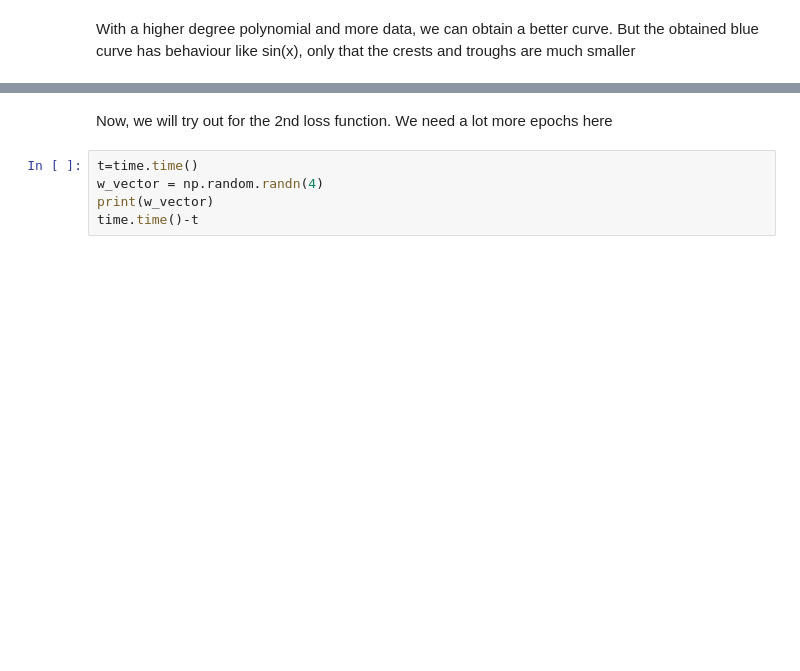
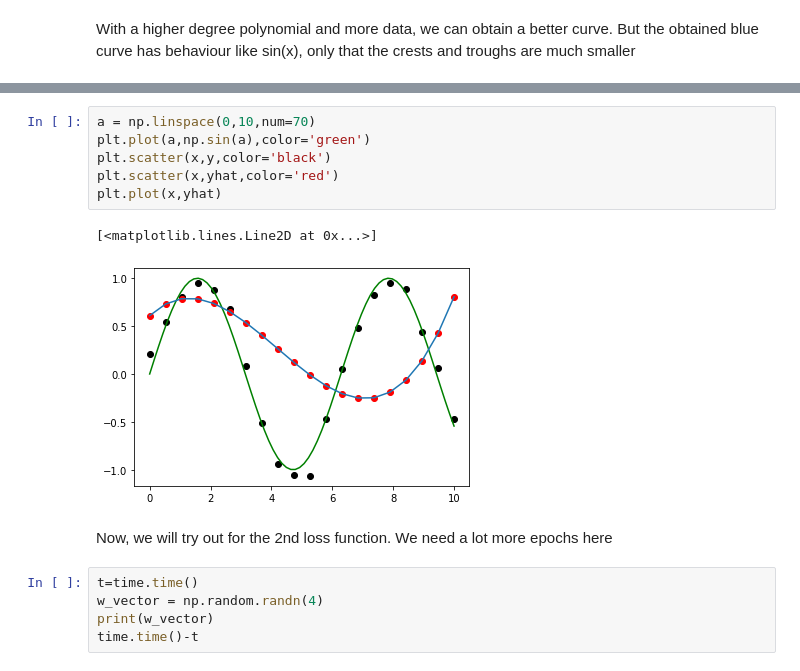
Before and after one commit to nirmalya8/MLConceptsStudy, a Jupyter notebook: CurveFitting.ipynb, the cells around one changed output, grey strips where cells are left out. Drawn from its saved outputs; the diff is of its cells as text; blank space fills up the shorter version.

```diff
--- a/CurveFitting.ipynb
+++ b/CurveFitting.ipynb
@@ -246,3 +300,12 @@ With a higher degree polynomial and more data, we can obtain a better curve. But
+# %%
+a = np.linspace(0,10,num=70)
+plt.plot(a,np.sin(a),color='green')
+plt.scatter(x,y,color='black')
+plt.scatter(x,yhat,color='red')
+plt.plot(x,yhat)
+# %% [output]
+[<matplotlib.lines.Line2D at 0x...>]
+[figure, added]
 # %% [markdown]
 Now, we will try out for the 2nd loss function. We need a lot more epochs here
 # %%
```
Also changed, not shown: parts of 15 cells of this notebook.
